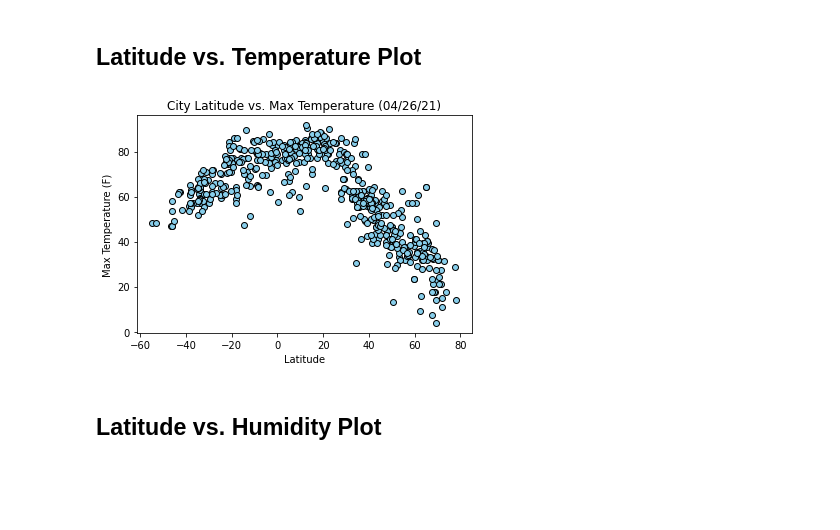
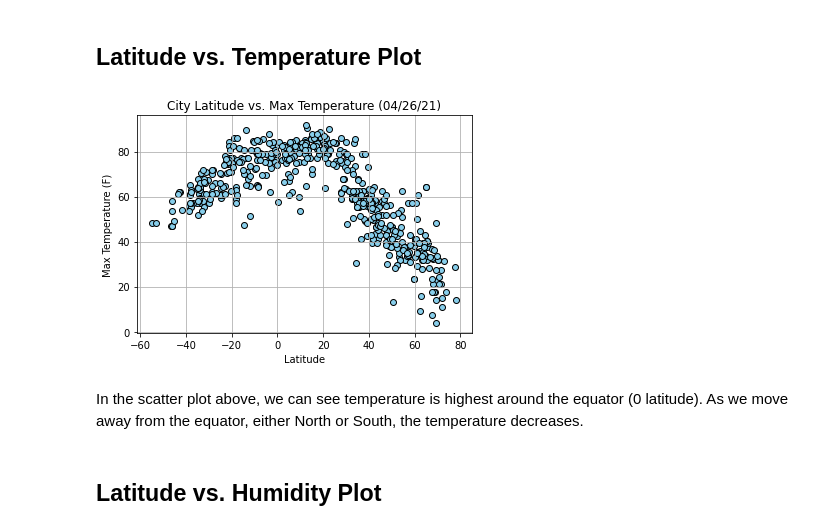
Before and after one commit to danijmartin/python-api-challenge, a Jupyter notebook: WeatherPy/WeatherPy.ipynb, the cells around one changed output. Cells and saved outputs as stored; diff of their text form; code cells hidden in the pictures; blank space fills up the shorter version.

```diff
--- a/WeatherPy/WeatherPy.ipynb
+++ b/WeatherPy/WeatherPy.ipynb
@@ -169,10 +169,13 @@ outliers
 # %%
 plt.title('City Latitude vs. Max Temperature (04/26/21)')
 plt.xlabel('Latitude')
 plt.ylabel('Max Temperature (F)')
 plt.scatter(weather_data.Latitude, weather_data['Max-Temp'], color='skyblue', edgecolor='black')
+plt.grid()
 plt.show()
 # %% [output]
-[figure, old version]
+[figure, new version]
+# %% [markdown]
+In the scatter plot above, we can see temperature is highest around the equator (0 latitude). As we move away from the equator, either North or South, the temperature decreases.
 # %% [markdown]
 ## Latitude vs. Humidity Plot
```
Also changed, not shown: parts of 3 cells of this notebook.
